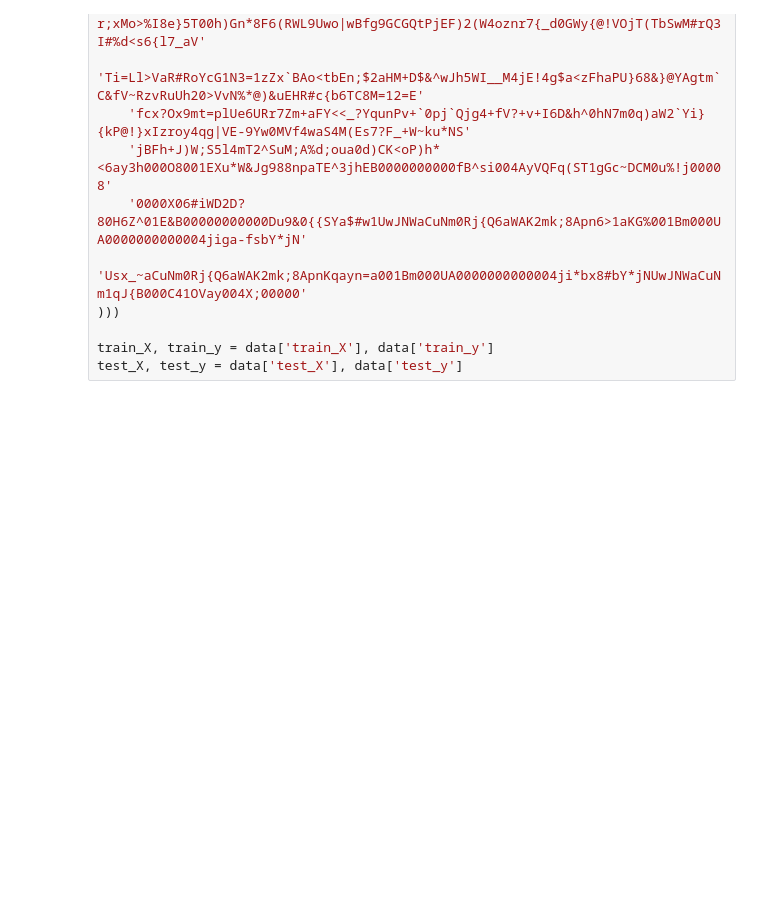
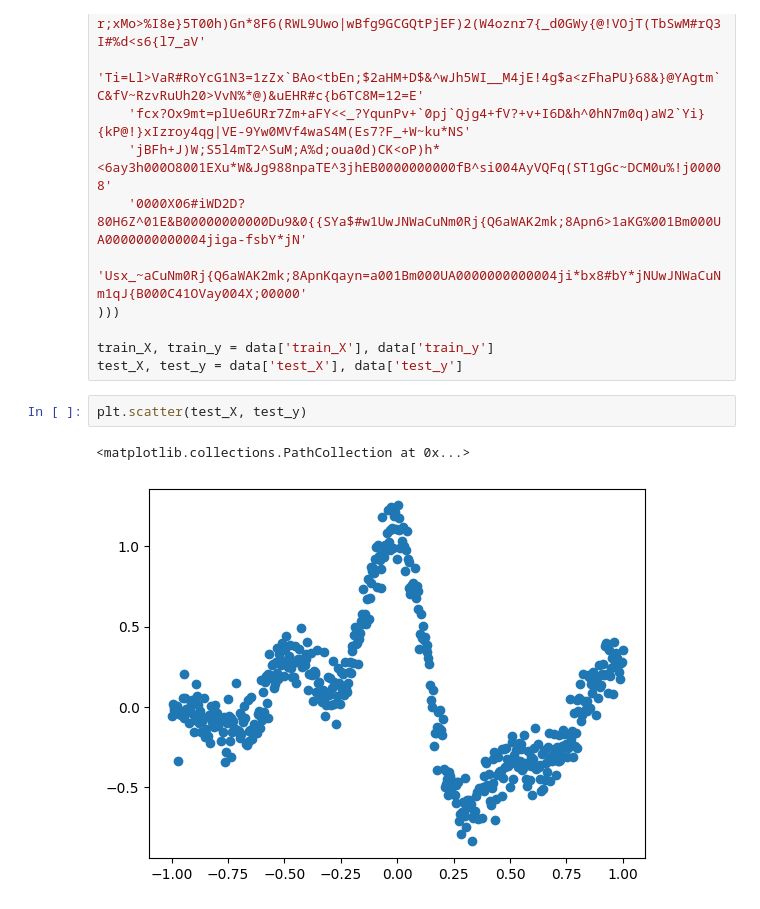
Before and after one commit to PedroPHC25/Machine-Learning, a Jupyter notebook: Ex02.ipynb, the cells around one changed output. Cells and saved outputs as stored; diff of their text form; blank space fills up the shorter version.

```diff
--- a/Ex02.ipynb
+++ b/Ex02.ipynb
@@ -829,3 +829,8 @@ data = np.load(io.BytesIO(base64.b85decode(
 
 train_X, train_y = data['train_X'], data['train_y']
 test_X, test_y = data['test_X'], data['test_y']
+# %%
+plt.scatter(test_X, test_y)
+# %% [output]
+<matplotlib.collections.PathCollection at 0x...>
+[figure, added]
```
Also changed, not shown: 1 other file.
